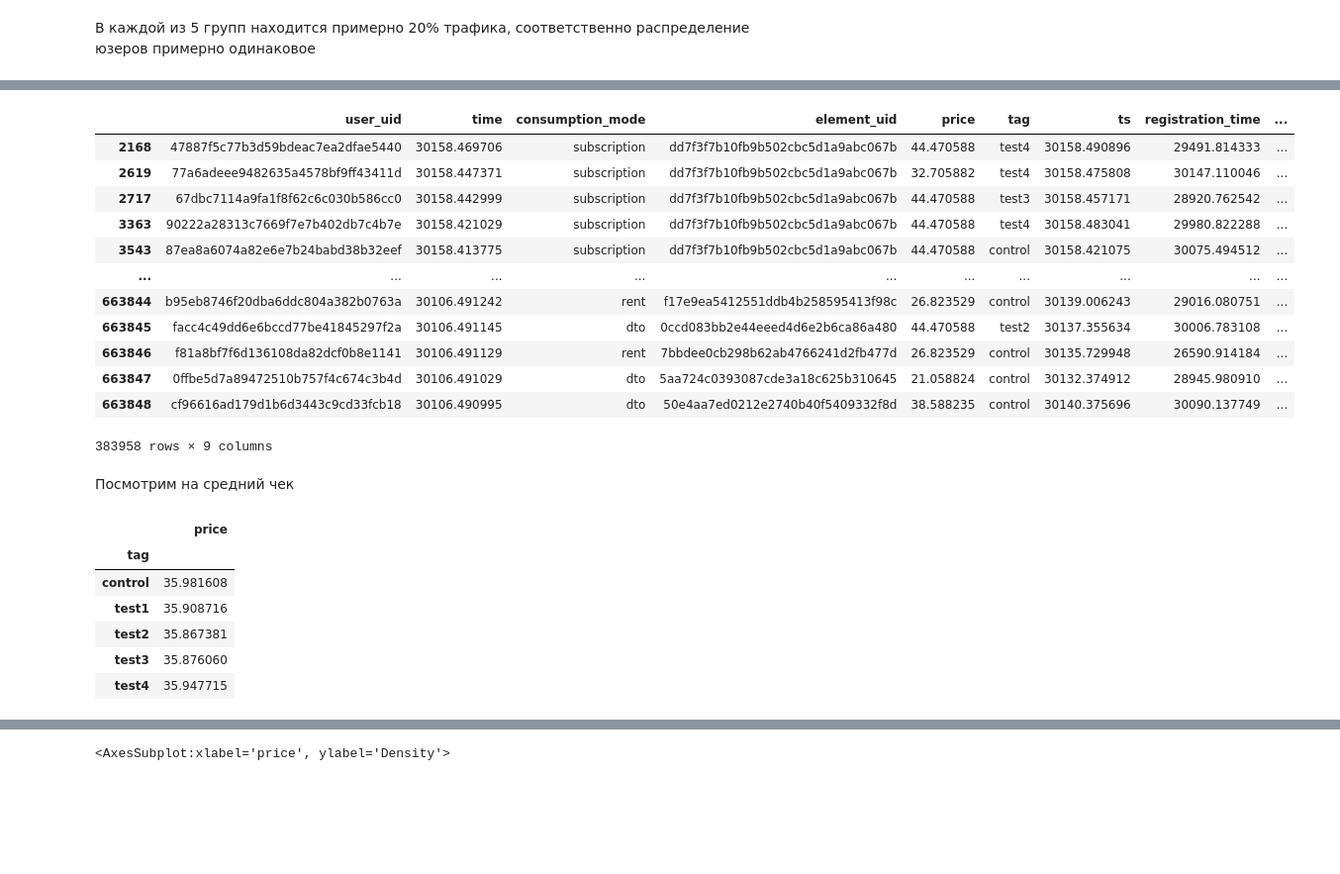
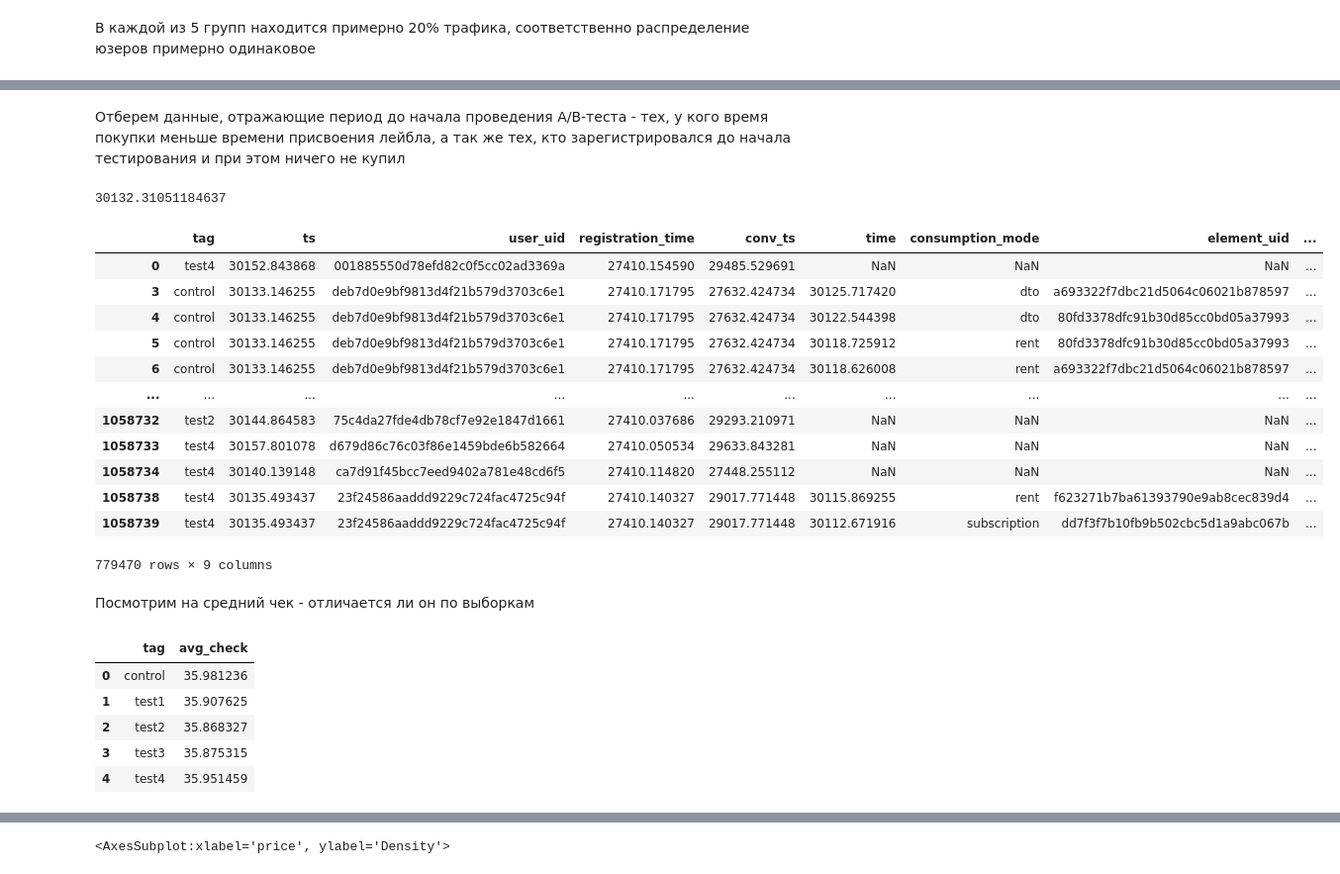
Before and after one commit to stefeev/testovoye, a Jupyter notebook: Тестовое.ipynb, the cells around one changed output, grey strips where cells are left out. Shown at 99% size. Saved outputs shown, nothing was run; the diff lists cells and outputs as text; code cells hidden in the pictures; blank space fills up the shorter version.

```diff
--- a/Тестовое.ipynb
+++ b/Тестовое.ipynb
@@ -254,5 +196,0 @@ Name: conv_ts, dtype: int64
-# %%
-users = users.sort_values('ts').drop_duplicates(subset=['user_uid', 'tag'])
-users.groupby('user_uid') \
-    .agg({'tag': 'count', 'ts': 'count', 'registration_time': 'count', 'conv_ts': 'count'}) \
-    .query("tag > 1 or ts > 1 or registration_time > 1 or conv_ts > 1")
@@ -262 +197,5 @@ users.groupby('user_uid') \
+# %%
+duplicates_list = []
+[duplicates_list.append(i) for i in users.groupby('user_uid', as_index=False).agg({'ts': 'nunique'}).query("ts > 1").user_uid]
+users = users.query("user_uid not in @duplicates_list")
 # %%
@@ -319,34 +268,39 @@ purchases
 # %%
 df = users.merge(purchases, on='user_uid', how='left')
+# %% [markdown]
+Отберем данные, отражающие период до начала проведения A/B-теста - тех, у кого время покупки меньше времени присвоения лейбла, а так же тех, кто зарегистрировался до начала тестирования и при этом ничего не купил
+# %%
+df.ts.min()
+# %% [output]
+30132.31051184637
 # %%
-df_before = df.query("time < ts")
+df_before = df.query("time < ts or registration_time < 30132.31051184637 and time.isnull()")
 df_before
 # %% [output]
-|  | user_uid | time | consumption_mode | element_uid | price | tag | ts | registration_time | ... |
-| 2168 | 47887f5c77b3d59bdeac7ea2dfae5440 | 30158.469706 | subscription | dd7f3f7b10fb9b502cbc5d1a9abc067b | 44.470588 | test4 | 30158.490896 | 29491.814333 | ... |
-| 2619 | 77a6adeee9482635a4578bf9ff43411d | 30158.447371 | subscription | dd7f3f7b10fb9b502cbc5d1a9abc067b | 32.705882 | test4 | 30158.475808 | 30147.110046 | ... |
-| 2717 | 67dbc7114a9fa1f8f62c6c030b586cc0 | 30158.442999 | subscription | dd7f3f7b10fb9b502cbc5d1a9abc067b | 44.470588 | test3 | 30158.457171 | 28920.762542 | ... |
-| 3363 | 90222a28313c7669f7e7b402db7c4b7e | 30158.421029 | subscription | dd7f3f7b10fb9b502cbc5d1a9abc067b | 44.470588 | test4 | 30158.483041 | 29980.822288 | ... |
-| 3543 | 87ea8a6074a82e6e7b24babd38b32eef | 30158.413775 | subscription | dd7f3f7b10fb9b502cbc5d1a9abc067b | 44.470588 | control | 30158.421075 | 30075.494512 | ... |
+|  | tag | ts | user_uid | registration_time | conv_ts | time | consumption_mode | element_uid | ... |
+| 0 | test4 | 30152.843868 | 001885550d78efd82c0f5cc02ad3369a | 27410.154590 | 29485.529691 | NaN | NaN | NaN | ... |
+| 3 | control | 30133.146255 | deb7d0e9bf9813d4f21b579d3703c6e1 | 27410.171795 | 27632.424734 | 30125.717420 | dto | a693322f7dbc21d5064c06021b878597 | ... |
+| 4 | control | 30133.146255 | deb7d0e9bf9813d4f21b579d3703c6e1 | 27410.171795 | 27632.424734 | 30122.544398 | dto | 80fd3378dfc91b30d85cc0bd05a37993 | ... |
+| 5 | control | 30133.146255 | deb7d0e9bf9813d4f21b579d3703c6e1 | 27410.171795 | 27632.424734 | 30118.725912 | rent | 80fd3378dfc91b30d85cc0bd05a37993 | ... |
+| 6 | control | 30133.146255 | deb7d0e9bf9813d4f21b579d3703c6e1 | 27410.171795 | 27632.424734 | 30118.626008 | rent | a693322f7dbc21d5064c06021b878597 | ... |
 | ... | ... | ... | ... | ... | ... | ... | ... | ... | ... |
-| 663844 | b95eb8746f20dba6ddc804a382b0763a | 30106.491242 | rent | f17e9ea5412551ddb4b258595413f98c | 26.823529 | control | 30139.006243 | 29016.080751 | ... |
-| 663845 | facc4c49dd6e6bccd77be41845297f2a | 30106.491145 | dto | 0ccd083bb2e44eeed4d6e2b6ca86a480 | 44.470588 | test2 | 30137.355634 | 30006.783108 | ... |
-| 663846 | f81a8bf7f6d136108da82dcf0b8e1141 | 30106.491129 | rent | 7bbdee0cb298b62ab4766241d2fb477d | 26.823529 | control | 30135.729948 | 26590.914184 | ... |
-| 663847 | 0ffbe5d7a89472510b757f4c674c3b4d | 30106.491029 | dto | 5aa724c0393087cde3a18c625b310645 | 21.058824 | control | 30132.374912 | 28945.980910 | ... |
-| 663848 | cf96616ad179d1b6d3443c9cd33fcb18 | 30106.490995 | dto | 50e4aa7ed0212e2740b40f5409332f8d | 38.588235 | control | 30140.375696 | 30090.137749 | ... |
+| 1058732 | test2 | 30144.864583 | 75c4da27fde4db78cf7e92e1847d1661 | 27410.037686 | 29293.210971 | NaN | NaN | NaN | ... |
+| 1058733 | test4 | 30157.801078 | d679d86c76c03f86e1459bde6b582664 | 27410.050534 | 29633.843281 | NaN | NaN | NaN | ... |
+| 1058734 | test4 | 30140.139148 | ca7d91f45bcc7eed9402a781e48cd6f5 | 27410.114820 | 27448.255112 | NaN | NaN | NaN | ... |
+| 1058738 | test4 | 30135.493437 | 23f24586aaddd9229c724fac4725c94f | 27410.140327 | 29017.771448 | 30115.869255 | rent | f623271b7ba61393790e9ab8cec839d4 | ... |
+| 1058739 | test4 | 30135.493437 | 23f24586aaddd9229c724fac4725c94f | 27410.140327 | 29017.771448 | 30112.671916 | subscription | dd7f3f7b10fb9b502cbc5d1a9abc067b | ... |
-383958 rows × 9 columns
+779470 rows × 9 columns
 # %% [markdown]
-Посмотрим на средний чек
+Посмотрим на средний чек - отличается ли он по выборкам
 # %%
-df_before.groupby('tag').agg({'price': 'mean'})
+df_before.groupby('tag', as_index=False).agg({'price': 'mean'}).rename(columns={'price': 'avg_check'})
 # %% [output]
-|  | price |
-| tag |  |
-| control | 35.981608 |
-| test1 | 35.908716 |
-| test2 | 35.867381 |
-| test3 | 35.876060 |
-| test4 | 35.947715 |
+|  | tag | avg_check |
+| 0 | control | 35.981236 |
+| 1 | test1 | 35.907625 |
+| 2 | test2 | 35.868327 |
+| 3 | test3 | 35.875315 |
+| 4 | test4 | 35.951459 |
 # %%
 plt.figure(figsize=(12,8))
 sns.boxplot(data=df_before, x='tag', y='price')
```
Also changed, not shown: parts of 116 cells of this notebook.
